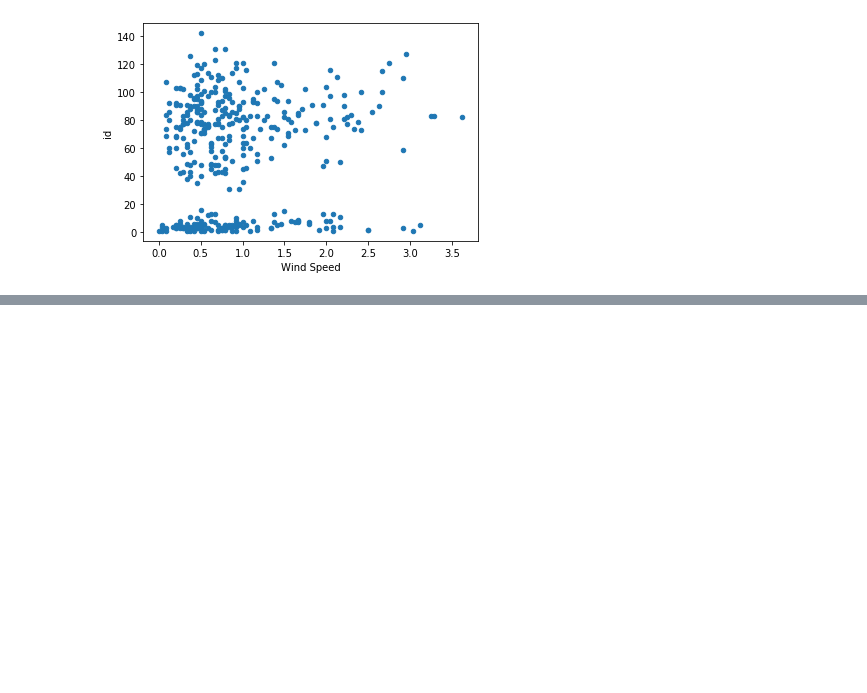
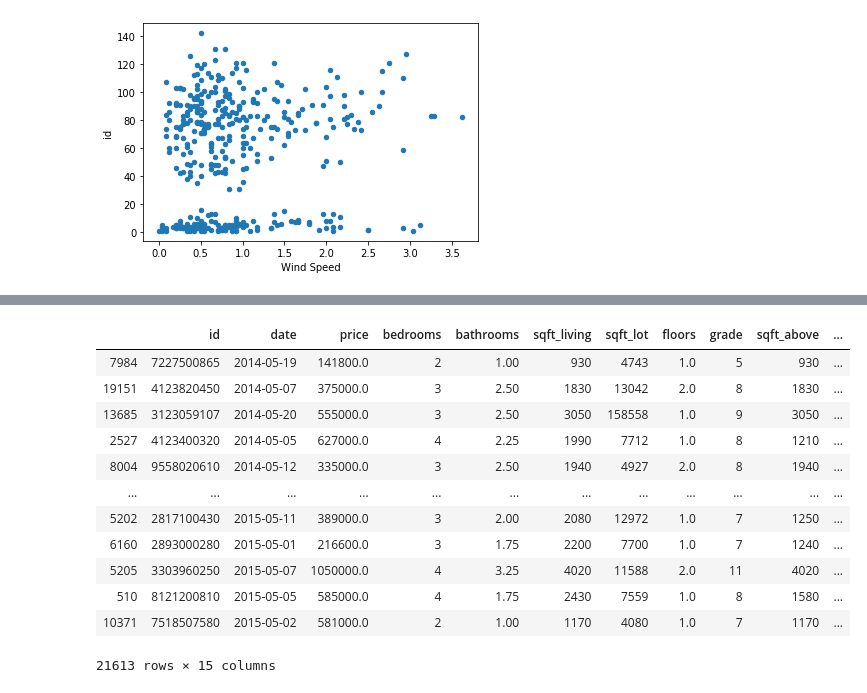
Before and after one commit to kavehamini/WeatherVsHomeSalesProject1, a Jupyter notebook: weathervshomesales.ipynb, the cells around one changed output, grey strips where cells are left out. Drawn from its saved outputs; the diff is of its cells as text; code cells hidden in the pictures; blank space fills up the shorter version.

```diff
--- a/weathervshomesales.ipynb
+++ b/weathervshomesales.ipynb
@@ -387,0 +432,16 @@ merged2.plot(kind='scatter', x='Wind Speed', y='id')
+# %%
+df.sort_values('date(Y/M)')
+# %% [output]
+|  | id | date | price | bedrooms | bathrooms | sqft_living | sqft_lot | floors | grade | sqft_above | ... |
+| 7984 | 7227500865 | 2014-05-19 | 141800.0 | 2 | 1.00 | 930 | 4743 | 1.0 | 5 | 930 | ... |
+| 19151 | 4123820450 | 2014-05-07 | 375000.0 | 3 | 2.50 | 1830 | 13042 | 2.0 | 8 | 1830 | ... |
+| 13685 | 3123059107 | 2014-05-20 | 555000.0 | 3 | 2.50 | 3050 | 158558 | 1.0 | 9 | 3050 | ... |
+| 2527 | 4123400320 | 2014-05-05 | 627000.0 | 4 | 2.25 | 1990 | 7712 | 1.0 | 8 | 1210 | ... |
+| 8004 | 9558020610 | 2014-05-12 | 335000.0 | 3 | 2.50 | 1940 | 4927 | 2.0 | 8 | 1940 | ... |
+| ... | ... | ... | ... | ... | ... | ... | ... | ... | ... | ... | ... |
+| 5202 | 2817100430 | 2015-05-11 | 389000.0 | 3 | 2.00 | 2080 | 12972 | 1.0 | 7 | 1250 | ... |
+| 6160 | 2893000280 | 2015-05-01 | 216600.0 | 3 | 1.75 | 2200 | 7700 | 1.0 | 7 | 1240 | ... |
+| 5205 | 3303960250 | 2015-05-07 | 1050000.0 | 4 | 3.25 | 4020 | 11588 | 2.0 | 11 | 4020 | ... |
+| 510 | 8121200810 | 2015-05-05 | 585000.0 | 4 | 1.75 | 2430 | 7559 | 1.0 | 8 | 1580 | ... |
+| 10371 | 7518507580 | 2015-05-02 | 581000.0 | 2 | 1.00 | 1170 | 4080 | 1.0 | 7 | 1170 | ... |
+21613 rows × 15 columns
```
Also changed, not shown: parts of 5 cells of this notebook.
